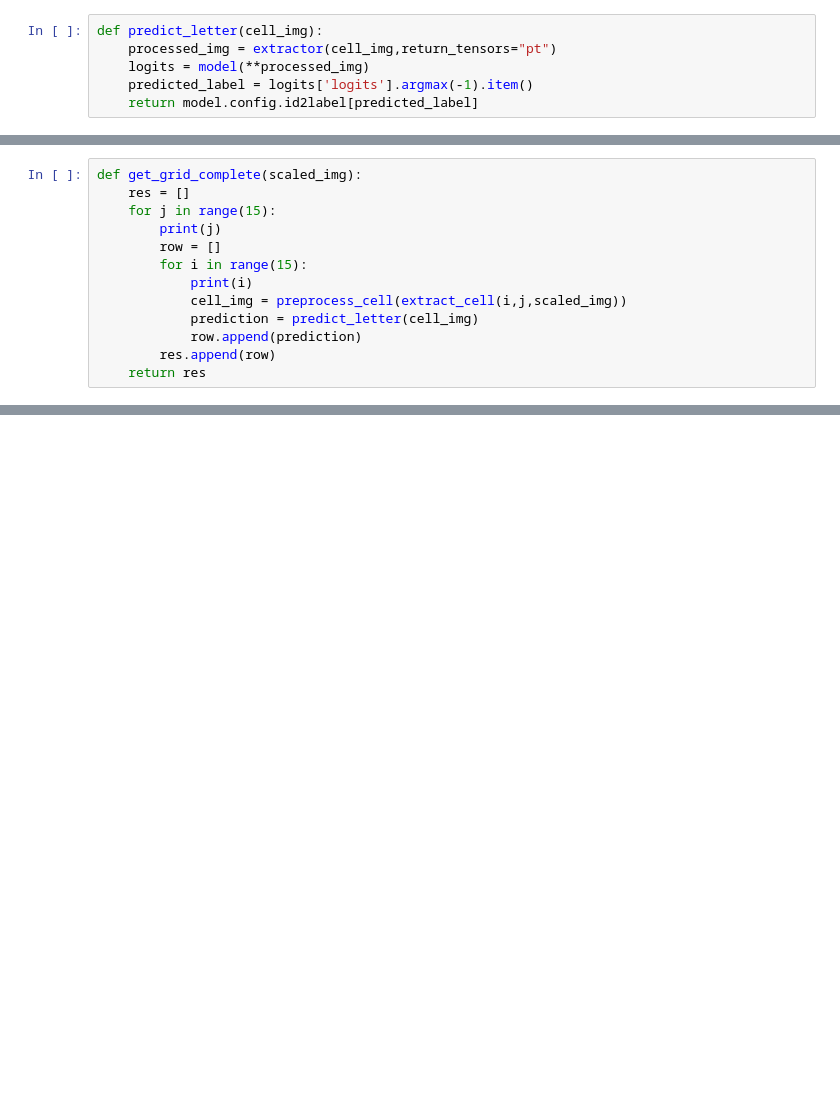
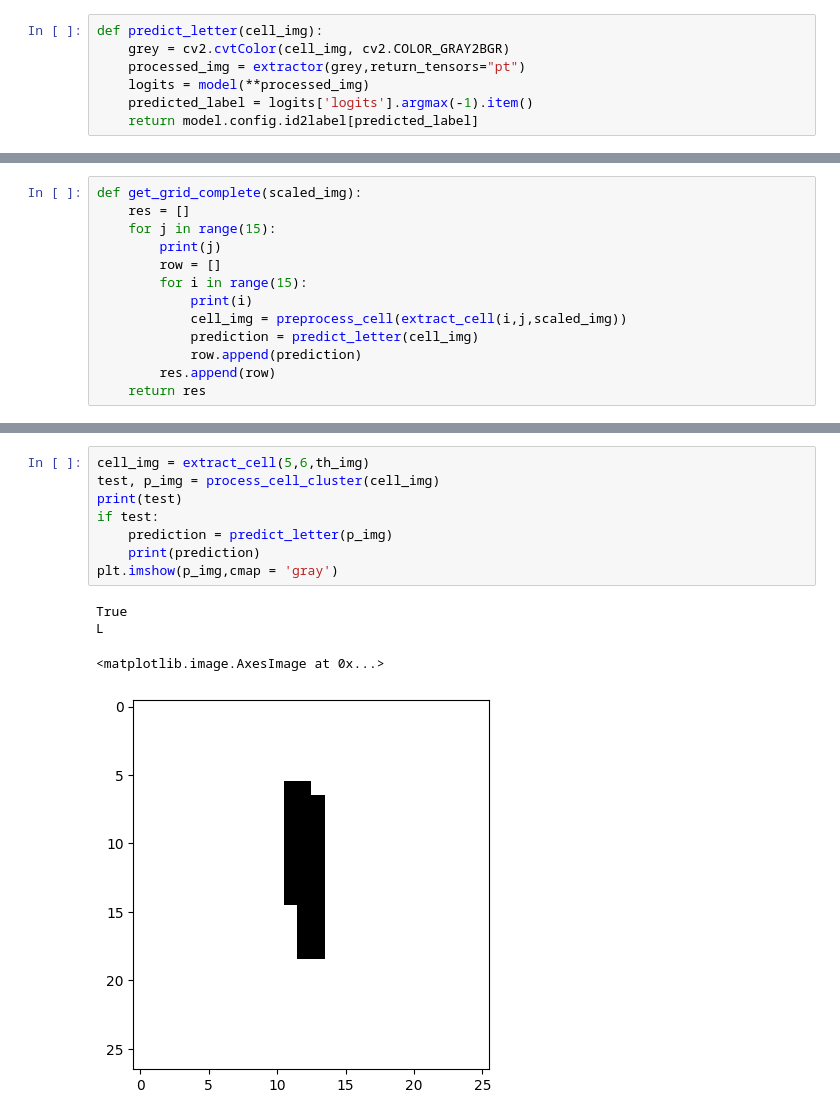
Before and after one commit to arthurgdn/VISUAL_Scrabble_project, a Jupyter notebook: vision_project.ipynb, the cells around one changed output, grey strips where cells are left out. Saved outputs shown, nothing was run; the diff lists cells and outputs as text; blank space fills up the shorter version.

```diff
--- a/vision_project.ipynb
+++ b/vision_project.ipynb
@@ -126,7 +127,8 @@ extractor = AutoFeatureExtractor.from_pretrained("pittawat/vit-base-letter")
 model = AutoModelForImageClassification.from_pretrained("pittawat/vit-base-letter")
 # %%
 def predict_letter(cell_img):
-    processed_img = extractor(cell_img,return_tensors="pt")
+    grey = cv2.cvtColor(cell_img, cv2.COLOR_GRAY2BGR)
+    processed_img = extractor(grey,return_tensors="pt")
     logits = model(**processed_img)
     predicted_label = logits['logits'].argmax(-1).item()
     return model.config.id2label[predicted_label]
@@ -172,0 +231,13 @@ KeyboardInterrupt:
+# %%
+cell_img = extract_cell(5,6,th_img)
+test, p_img = process_cell_cluster(cell_img)
+print(test)
+if test:
+    prediction = predict_letter(p_img)
+    print(prediction)
+plt.imshow(p_img,cmap = 'gray')
+# %% [output]
+True
+L
+<matplotlib.image.AxesImage at 0x...>
+[figure, added]
```
Also changed, not shown: parts of 11 cells of this notebook.
